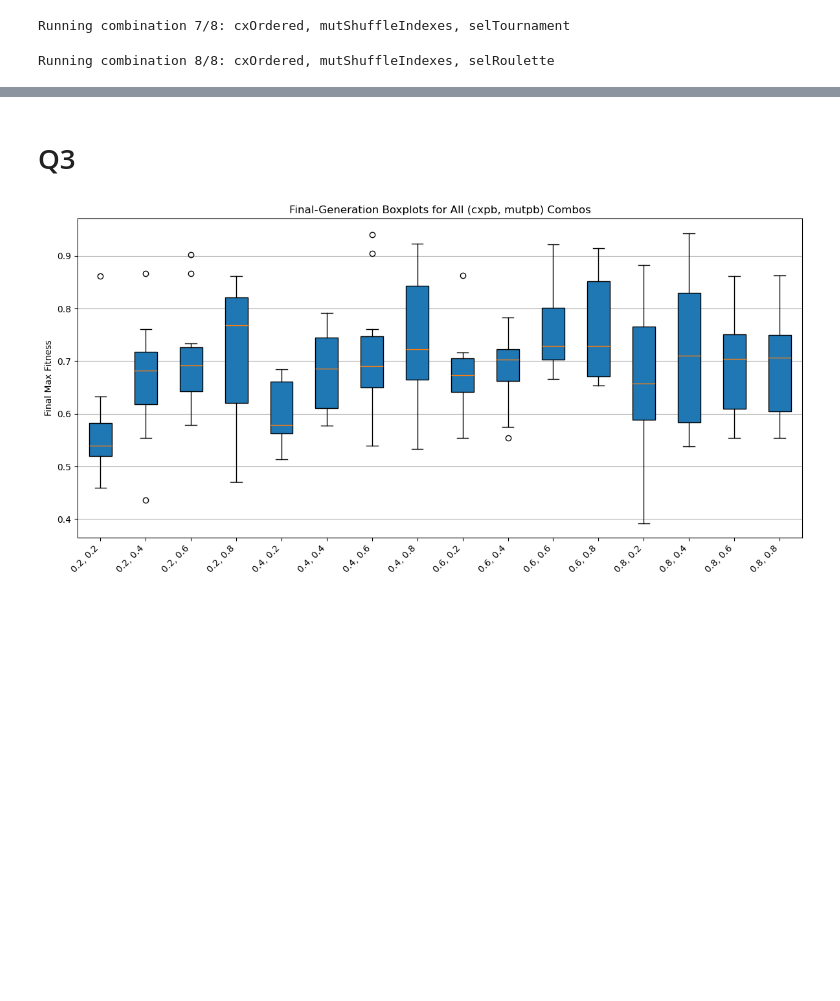
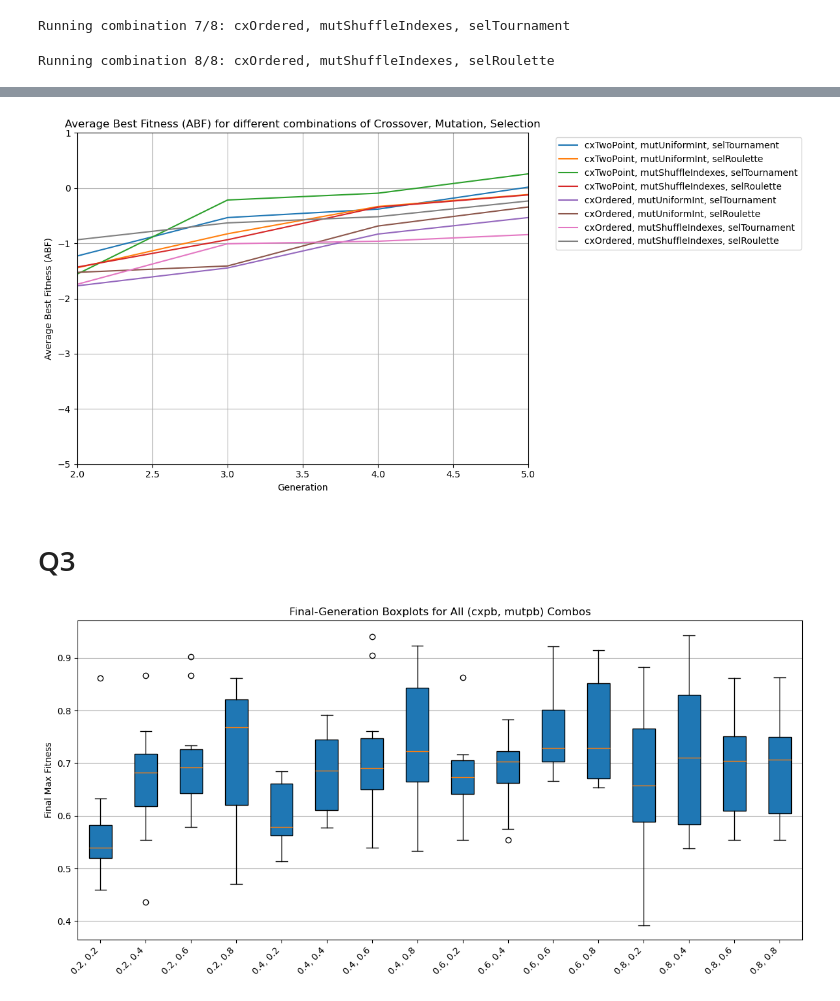
Before and after one commit to QuintenTijn/Decision_with_AI, a Jupyter notebook: Code_final.ipynb, the cells around one changed output, grey strips where cells are left out. Saved outputs shown, nothing was run; the diff lists cells and outputs as text; code cells hidden in the pictures; blank space fills up the shorter version.

```diff
--- a/Code_final.ipynb
+++ b/Code_final.ipynb
@@ -472,3 +418,8 @@ del creator.Individual
+# %%
+title = f"Average Best Fitness (ABF) for different combinations of Crossover, Mutation, Selection"
+plot_ABF(results, combinations, title, 2, 5, -5, 1)
+# %% [output]
+[figure, added]
 # %% [markdown]
 # Q3
 # %%
```
Also changed, not shown: parts of 23 cells of this notebook.
